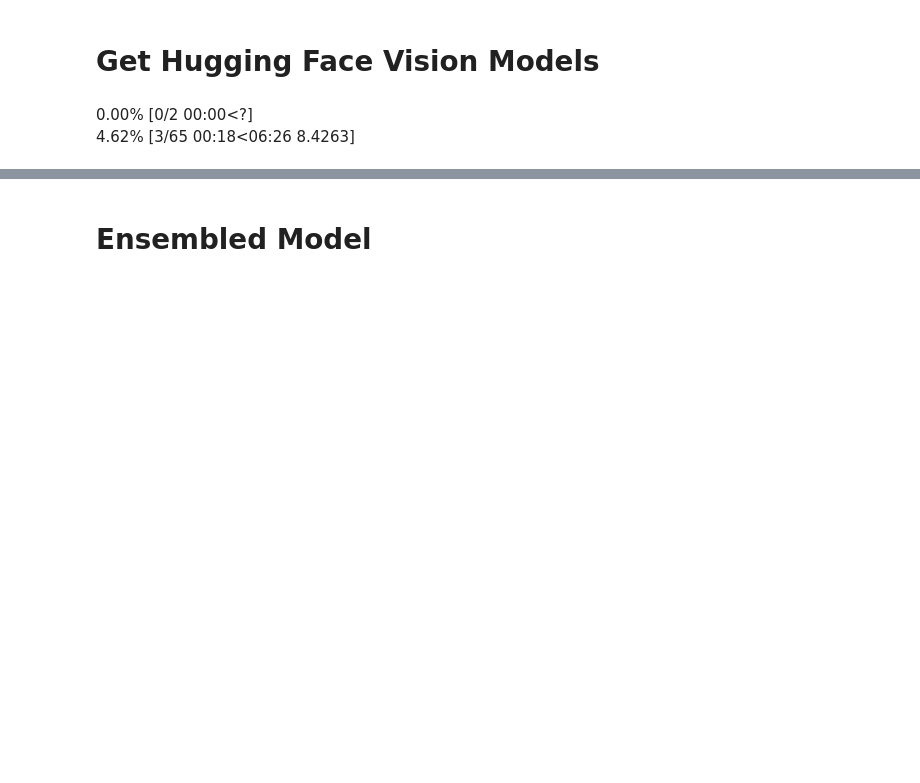
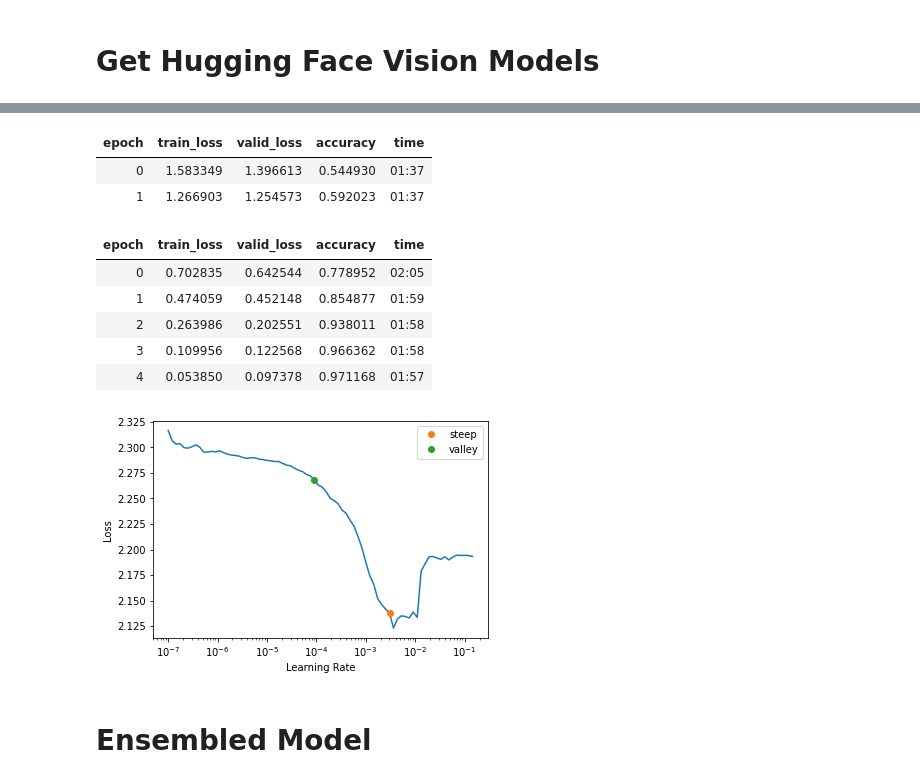
Before and after one commit to Jchang4/paddy-disease-classification, a Jupyter notebook: 5 - Image Ensembling.ipynb, the cells around one changed output, grey strips where cells are left out. Saved outputs shown, nothing was run; the diff lists cells and outputs as text; code cells hidden in the pictures; blank space fills up the shorter version.

```diff
--- a/5 - Image Ensembling.ipynb
+++ b/5 - Image Ensembling.ipynb
@@ -32,5 +39,7 @@ dls = get_image_dls(bs)
 dls.show_batch()
 # %% [output]
 [figure]
+# %%
+create_convnext_with_classes = partial(create_convnext, num_classes=len(dls.vocab))
 # %% [markdown]
 # Get Hugging Face Vision Models
@@ -47,24 +46,18 @@ def extract_features(x: torch.Tensor) -> torch.Tensor:
+# %%
+extract_features = get_convnext_feature_extractor(convnext_arch)
 # %%
 class MyHFImageModel1(Module):
-    def __init__(self, with_linear: bool = False, with_relu: bool = False):
-        self.with_linear = with_linear
+    def __init__(self, with_relu: bool = False):
         self.with_relu = with_relu
+        self.model = create_convnext_with_classes(convnext_arch, with_relu=with_relu)
 
-        self.model = ConvNextForImageClassification.from_pretrained("facebook/convnext-tiny-224")
-
-        linear = nn.Linear(1000, 10)
-        if self.with_relu:
-            self.linear = nn.Sequential(
-                nn.ReLU(),
-                linear,
-            )
-        else:
-            self.linear = linear
-
+        # Debugging Params
+        self.convnext_arch = convnext_arch
 
     def forward(self, x):
         x = extract_features(x)
         x = self.model(x).logits
-        if self.with_linear:
-            x = self.linear(x)
         return x
+
+def hf_splitter1(model):
+    return (params(model.model.convnext), params(model.model.classifier))
@@ -79,6 +63,0 @@ def train_hf1_with_linear_head(with_linear: bool, with_relu: bool):
-# %%
-with gpu_mem_restore_ctx():
-    train_hf1_with_linear_head(with_linear=False, with_relu=False)
-# %% [output]
-0.00% [0/2 00:00<?]
-4.62% [3/65 00:18<06:26 8.4263]
@@ -90,0 +64,7 @@ with gpu_mem_restore_ctx():
+# %%
+with safely_train_with_gpu():
+    train_learner(dls, MyHFImageModel1(with_relu=False), hf_splitter1)
+# %%
+with safely_train_with_gpu():
+    train_learner(dls, MyHFImageModel1(with_relu=True), hf_splitter1)
+# %% [output]
@@ -91,2 +72,12 @@ with gpu_mem_restore_ctx():
+| epoch | train_loss | valid_loss | accuracy | time |
+| 0 | 1.583349 | 1.396613 | 0.544930 | 01:37 |
+| 1 | 1.266903 | 1.254573 | 0.592023 | 01:37 |
+| epoch | train_loss | valid_loss | accuracy | time |
+| 0 | 0.702835 | 0.642544 | 0.778952 | 02:05 |
+| 1 | 0.474059 | 0.452148 | 0.854877 | 01:59 |
+| 2 | 0.263986 | 0.202551 | 0.938011 | 01:58 |
+| 3 | 0.109956 | 0.122568 | 0.966362 | 01:58 |
+| 4 | 0.053850 | 0.097378 | 0.971168 | 01:57 |
+[figure, added]
 # %% [markdown]
 # Ensembled Model
```
Also changed, not shown: parts of 34 cells of this notebook.
